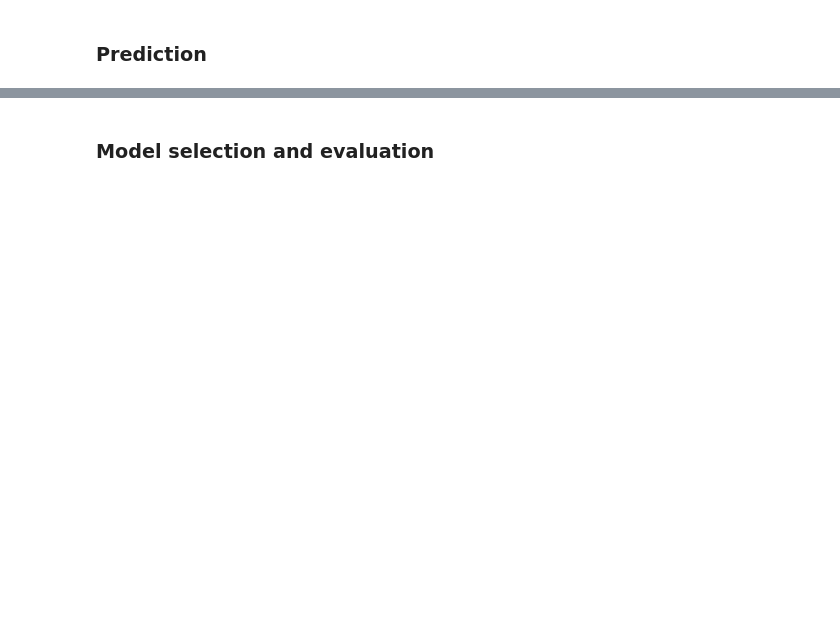
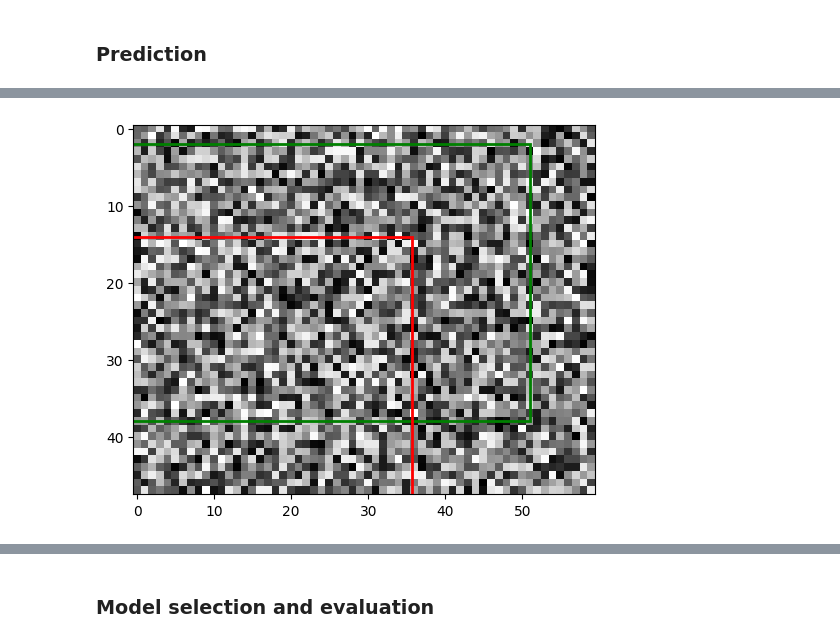
Before and after one commit to GeorgRis/INF265-DypLearing, a Jupyter notebook: Project 2/Project 2/Object_detection_template.ipynb, the cells around one changed output, grey strips where cells are left out. Saved outputs shown, nothing was run; the diff lists cells and outputs as text; code cells hidden in the pictures; blank space fills up the shorter version.

```diff
--- a/Project 2/Project 2/Object_detection_template.ipynb
+++ b/Project 2/Project 2/Object_detection_template.ipynb
@@ -57,13 +64,20 @@ detection_test = convert_to_grid(y_true_test, H_out, W_out)
 # %% [markdown]
 ### Normalize Images
 # %%
-# Normalisering (bruker mean/std fra treningssettet)
 mean = detection_train.mean()
 std = detection_train.std()
+transform = transforms.Normalize(mean, std)
 
-transform = transforms.Normalize(mean, std)
-# Opprett DataLoader uten å lagre filene
+# Opprett DataLoader
+train_dataset = TensorDataset(train_images, detection_train)
+val_dataset = TensorDataset(val_images, detection_val)
+test_dataset = TensorDataset(test_images, detection_test)
+
 batch_size = 32
-train_loader = DataLoader(detection_train, batch_size=batch_size, shuffle=True)
-val_loader = DataLoader(detection_val, batch_size=batch_size, shuffle=False)
-test_loader = DataLoader(detection_test, batch_size=batch_size, shuffle=False)
+train_loader = DataLoader(train_dataset, batch_size=batch_size, shuffle=True)
+val_loader = DataLoader(val_dataset, batch_size=batch_size, shuffle=False)
+test_loader = DataLoader(test_dataset, batch_size=batch_size, shuffle=False)
+
+# Test input format
+images, labels = next(iter(train_loader))
+print(f"Images shape: {images.shape}, Labels shape: {labels.shape}")
@@ -78,0 +209,69 @@ test_loader = DataLoader(detection_test, batch_size=batch_size, shuffle=False)
+# %%
+def evaluate_detection_model(model, test_loader):
+    """
+    Evaluerer modellen på testsettet.
+    """
+    model.load_state_dict(torch.load("best_detection_model.pth"))
+    model.eval()
+
+    test_loss = 0
+    with torch.no_grad():
+        for images, labels in test_loader:
+            images, labels = images.to(DEVICE), labels.to(DEVICE)
+            preds = model(images)
+            test_loss += detection_loss(preds, labels).item()
+
+    test_loss /= len(test_loader)
+    print(f"Test Loss: {test_loss:.4f}")
+
+# Kjør evaluering
+evaluate_detection_model(model, test_loader)
+
+
+def plot_predictions(model, loader, num_images=5):
+    """
+    Visualiser sanne og predikerte bounding boxes.
+    """
+    model.load_state_dict(torch.load("best_detection_model.pth"))
+    model.eval()
+
+    images, labels = next(iter(loader))  # Hent en batch
+    preds = model(images.to(DEVICE)).cpu().detach()
+
+    for i in range(num_images):
+        img = images[i].squeeze().numpy()
+        plt.imshow(img, cmap="gray")
+
+        for h in range(H_out):   # Iterer over rader
+            for w in range(W_out):  # Iterer over kolonner
+                if labels[i, h, w, 0].item() == 0:  # Sjekk om det er et objekt
+                    continue  # Hopp over denne grid-cellen
+
+                if labels[i, h, w, 1:5].shape[0] != 4:
+                    print(f"⚠️ Advarsel: Feil form på true_bb! shape: {labels[i, h, w, 1:5].shape}")
+                    continue  # Hopper over celler uten (x, y, w, h)
+
+                true_bb = labels[i, h, w, 1:5].cpu().numpy()
+                pred_bb = preds[i, h, w, 1:5].cpu().numpy()
+
+                # Tegn sann bounding box (grønn)
+                plt.gca().add_patch(plt.Rectangle(
+                    (true_bb[0] * 60 - true_bb[2] * 30, true_bb[1] * 48 - true_bb[3] * 24),
+                    true_bb[2] * 60, true_bb[3] * 48,
+                    edgecolor='green', linewidth=2, fill=False))
+
+                # Tegn predikert bounding box (rød)
+                plt.gca().add_patch(plt.Rectangle(
+                    (pred_bb[0] * 60 - pred_bb[2] * 30, pred_bb[1] * 48 - pred_bb[3] * 24),
+                    pred_bb[2] * 60, pred_bb[3] * 48,
+                    edgecolor='red', linewidth=2, fill=False))
+
+        plt.show()
+
+# Kjør prediksjonene
+plot_predictions(model, test_loader)
+
+
+# Kjør prediksjonene
+plot_predictions(model, test_loader)
+# %% [output]
@@ -78,0 +295 @@ test_loader = DataLoader(detection_test, batch_size=batch_size, shuffle=False)
+[figure, added]
```
Also changed, not shown: parts of 11 cells of this notebook.
